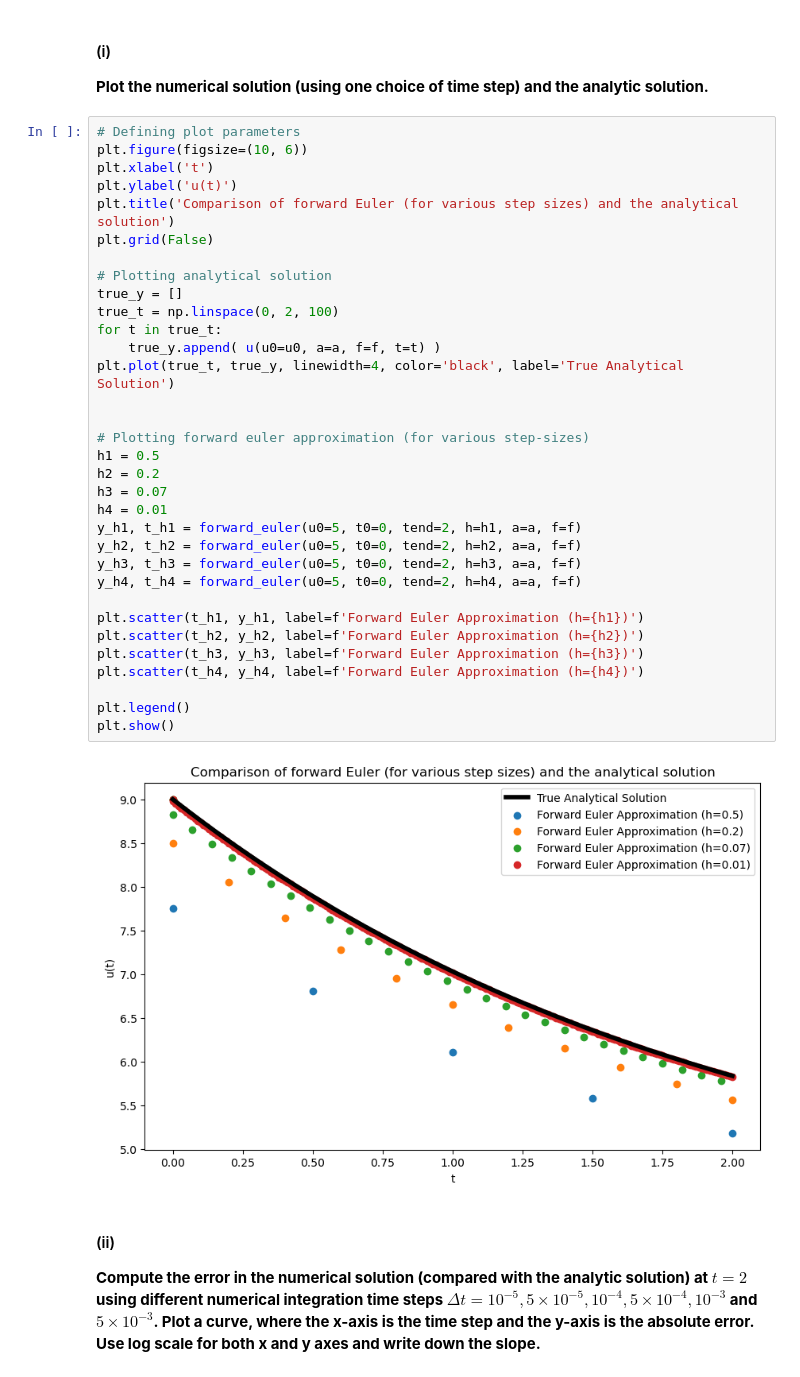
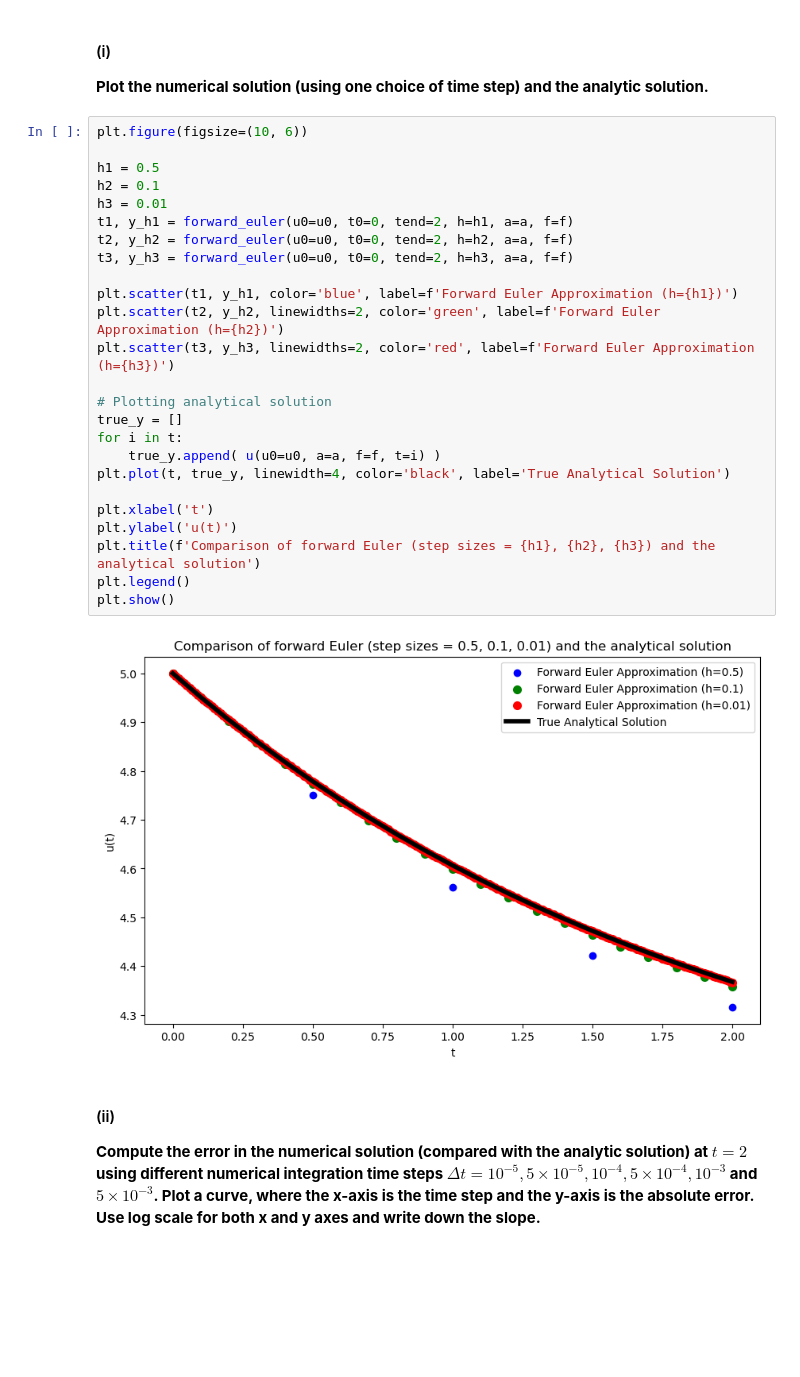
Before and after one commit to Stochastic1017/MATH_616, a Jupyter notebook: Homeworks/S_Sudhir_Homework_1.ipynb, the cells around one changed output. Saved outputs shown, nothing was run; the diff lists cells and outputs as text; blank space fills up the shorter version.

```diff
--- a/Homeworks/S_Sudhir_Homework_1.ipynb
+++ b/Homeworks/S_Sudhir_Homework_1.ipynb
@@ -156,41 +170,33 @@ df.style.background_gradient(cmap='viridis', subset=['true_soln', 'approx_soln',
 #### (i)
 
 **Plot the numerical solution (using one choice of time step) and the analytic solution.**
-# %%
-# Defining plot parameters
-plt.figure(figsize=(10, 6))
-plt.xlabel('t')
-plt.ylabel('u(t)')
-plt.title('Comparison of forward Euler (for various step sizes) and the analytical solution')
-plt.grid(False)
-
-# Plotting analytical solution
-true_y = []
-true_t = np.linspace(0, 2, 100)
-for t in true_t:
-    true_y.append( u(u0=u0, a=a, f=f, t=t) )
-plt.plot(true_t, true_y, linewidth=4, color='black', label='True Analytical Solution')
-
-
-# Plotting forward euler approximation (for various step-sizes)
-h1 = 0.5
-h2 = 0.2
-h3 = 0.07
-h4 = 0.01
-y_h1, t_h1 = forward_euler(u0=5, t0=0, tend=2, h=h1, a=a, f=f)
-y_h2, t_h2 = forward_euler(u0=5, t0=0, tend=2, h=h2, a=a, f=f)
-y_h3, t_h3 = forward_euler(u0=5, t0=0, tend=2, h=h3, a=a, f=f)
-y_h4, t_h4 = forward_euler(u0=5, t0=0, tend=2, h=h4, a=a, f=f)
-
-plt.scatter(t_h1, y_h1, label=f'Forward Euler Approximation (h={h1})')
-plt.scatter(t_h2, y_h2, label=f'Forward Euler Approximation (h={h2})')
-plt.scatter(t_h3, y_h3, label=f'Forward Euler Approximation (h={h3})')
-plt.scatter(t_h4, y_h4, label=f'Forward Euler Approximation (h={h4})')
-
-plt.legend()
-plt.show()
-# %% [output]
-[figure, removed]
+# %%
+plt.figure(figsize=(10, 6))
+
+h1 = 0.5
+h2 = 0.1
+h3 = 0.01
+t1, y_h1 = forward_euler(u0=u0, t0=0, tend=2, h=h1, a=a, f=f)
+t2, y_h2 = forward_euler(u0=u0, t0=0, tend=2, h=h2, a=a, f=f)
+t3, y_h3 = forward_euler(u0=u0, t0=0, tend=2, h=h3, a=a, f=f)
+
+plt.scatter(t1, y_h1, color='blue', label=f'Forward Euler Approximation (h={h1})')
+plt.scatter(t2, y_h2, linewidths=2, color='green', label=f'Forward Euler Approximation (h={h2})')
+plt.scatter(t3, y_h3, linewidths=2, color='red', label=f'Forward Euler Approximation (h={h3})')
+
+# Plotting analytical solution
+true_y = []
+for i in t:
+    true_y.append( u(u0=u0, a=a, f=f, t=i) )
+plt.plot(t, true_y, linewidth=4, color='black', label='True Analytical Solution')
+
+plt.xlabel('t')
+plt.ylabel('u(t)')
+plt.title(f'Comparison of forward Euler (step sizes = {h1}, {h2}, {h3}) and the analytical solution')
+plt.legend()
+plt.show()
+# %% [output]
+[figure, added]
 # %% [markdown]
 #### (ii)
 
```
Also changed, not shown: parts of 6 cells of this notebook.
